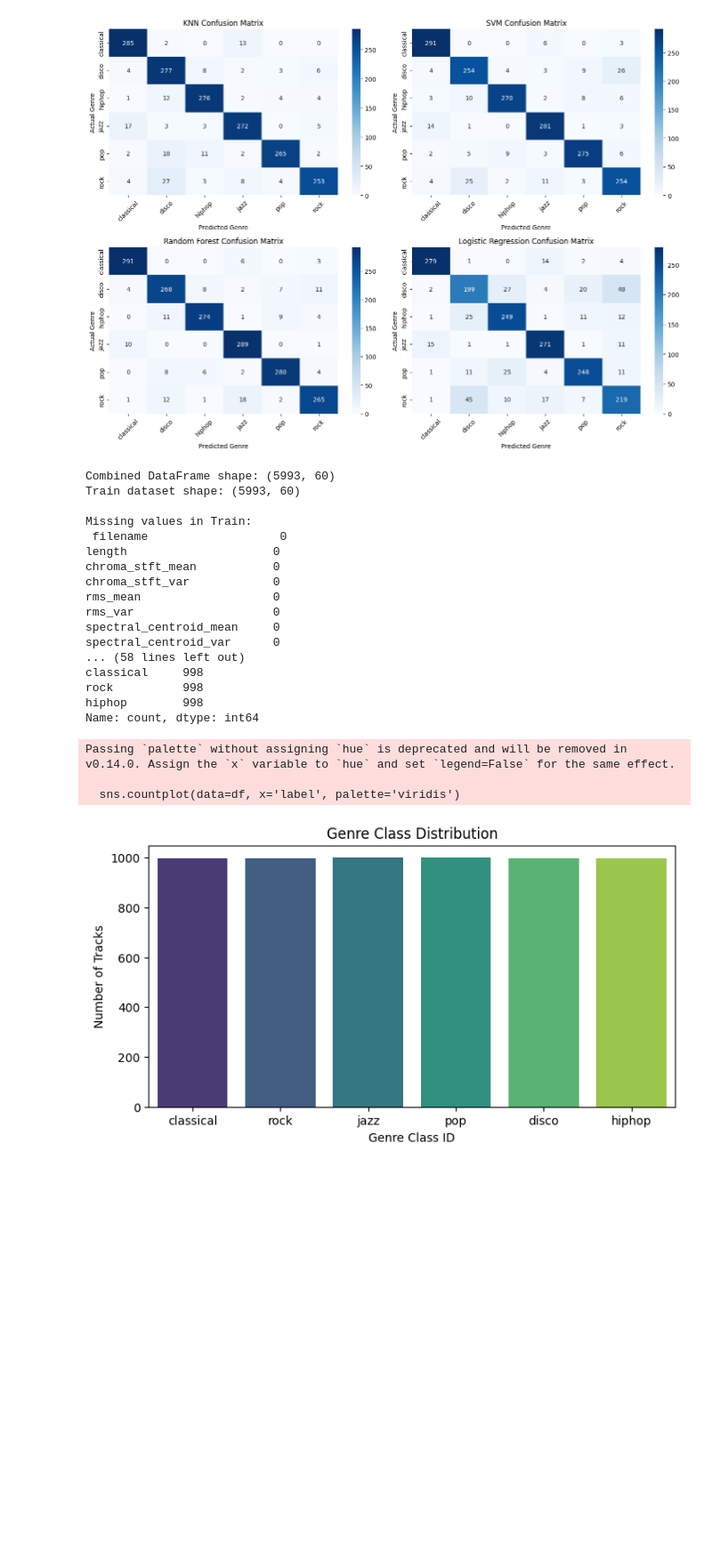
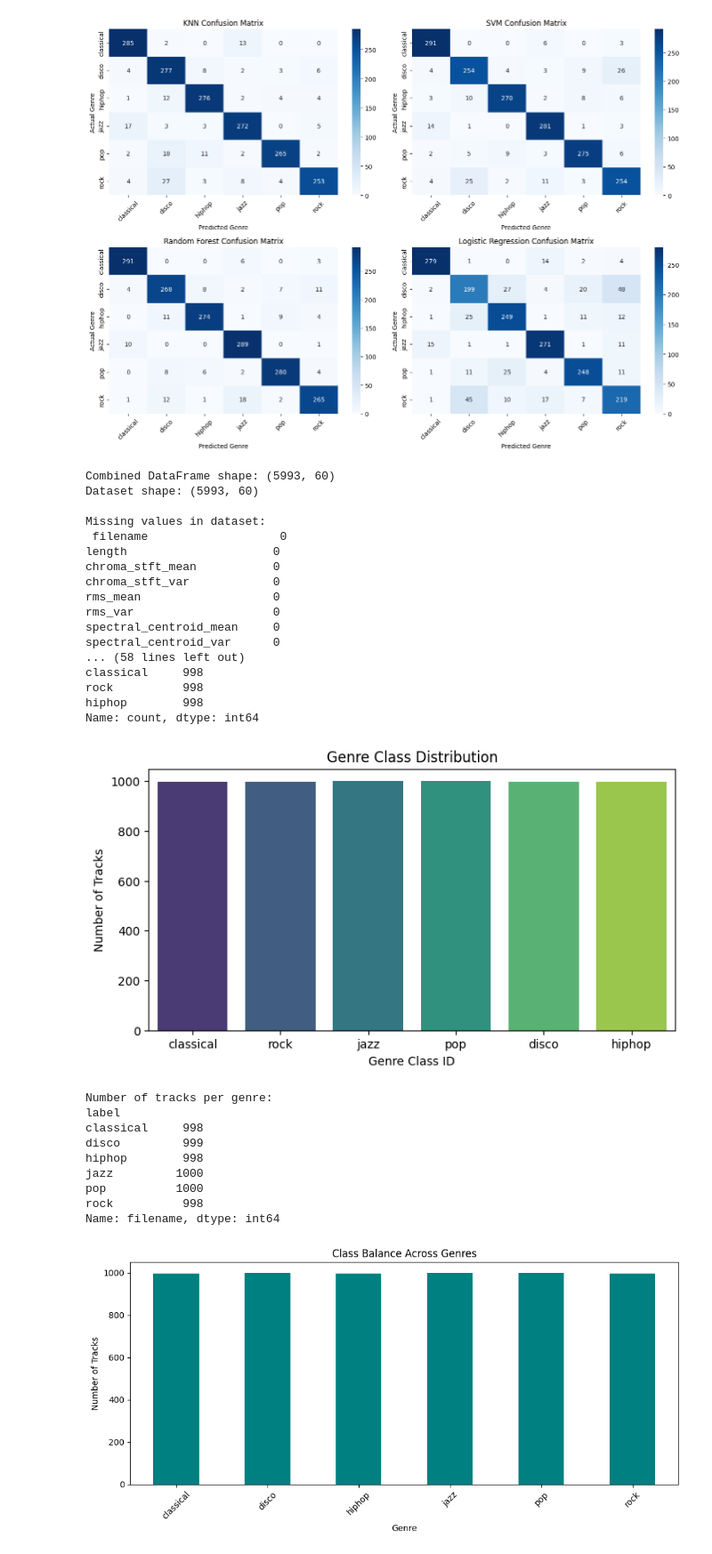
Before and after one commit to SNIGDHA-ms24043/IDC-PROJECT--Music-Genre-Classification, a Jupyter notebook: Music_Genre_IDC_Project.ipynb, the cells around one changed output. Shown at 89% size. Saved outputs shown, nothing was run; the diff lists cells and outputs as text; code cells hidden in the pictures; blank space fills up the shorter version.

```diff
--- a/Music_Genre_IDC_Project.ipynb
+++ b/Music_Genre_IDC_Project.ipynb
@@ -831,11 +839,9 @@ df = pd.concat(all_sheets.values(), ignore_index=True)
 print(f"Combined DataFrame shape: {df.shape}")
 
 
-# 2. Inspect shape and missing values
-
-print("Train dataset shape:", df.shape)
-#print("Test dataset shape:", df.shape)
-print("\nMissing values in Train:\n", df.isnull().sum())
+# Inspect shape and missing values
+print("Dataset shape:", df.shape)
+print("\nMissing values in dataset:\n", df.isnull().sum())
 
 # 3. Check class balance across genres
 print("CLASS BALANCE ACROSS GENRES")
@@ -843,16 +849,16 @@ print(df['label'].value_counts())
 
 # 4. Plot class distribution
 plt.figure(figsize=(8, 4))
-sns.countplot(data=df, x='label', palette='viridis')
+sns.countplot(data=df, x='label', palette='viridis',hue='label')# hue tells seaborn to differentiate genres visually
 plt.title('Genre Class Distribution')
 plt.xlabel('Genre Class ID')
 plt.ylabel('Number of Tracks')
 plt.show()
 # %% [output]
 Combined DataFrame shape: (5993, 60)
-Train dataset shape: (5993, 60)
+Dataset shape: (5993, 60)
 
-Missing values in Train:
+Missing values in dataset:
  filename                   0
 length                     0
 chroma_stft_mean           0
@@ -866,9 +872,6 @@ classical     998
 rock          998
 hiphop        998
 Name: count, dtype: int64
-Passing `palette` without assigning `hue` is deprecated and will be removed in v0.14.0. Assign the `x` variable to `hue` and set `legend=False` for the same effect.
-
-  sns.countplot(data=df, x='label', palette='viridis')
 [figure]
 # %%
 #Snigdha
@@ -883,3 +886,35 @@ Feature Scaling: Adjusts and standardizes the numeric ranges of your data column
 calculations.
 CNN on Spectrogram Images: Takes sound or time-series signal data, converts it into a visual frequency graph (spectrogram), and scans that image to recognize patterns.
 '''
+# %%
+#Dhanya
+# Check class balance across genres
+# df must contain a "label" column.
+# For sliced audio data, count unique filenames so each track is counted once.
+
+if "filename" in df.columns:
+    genre_counts = df.groupby("label")["filename"].nunique().sort_index()
+else:
+    genre_counts = df["label"].value_counts().sort_index()
+
+print("Number of tracks per genre:")
+print(genre_counts)
+
+genre_counts.plot(kind="bar", figsize=(10, 5), color="teal")
+plt.title("Class Balance Across Genres")
+plt.xlabel("Genre")
+plt.ylabel("Number of Tracks")
+plt.xticks(rotation=45)
+plt.tight_layout()
+plt.show()
+# %% [output]
+Number of tracks per genre:
+label
+classical     998
+disco         999
+hiphop        998
+jazz         1000
+pop          1000
+rock          998
+Name: filename, dtype: int64
+[figure, added]
```
Also changed, not shown: parts of 7 cells of this notebook.
